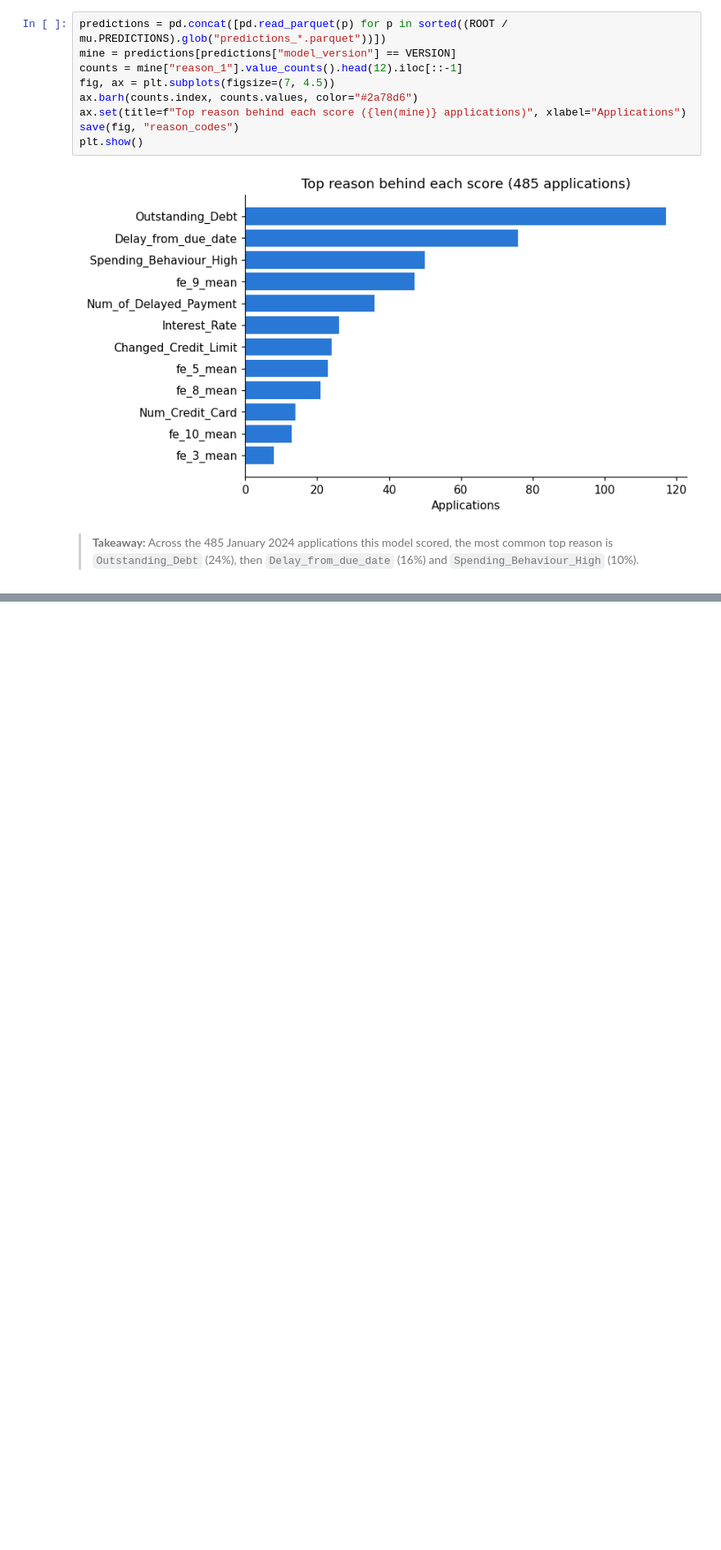
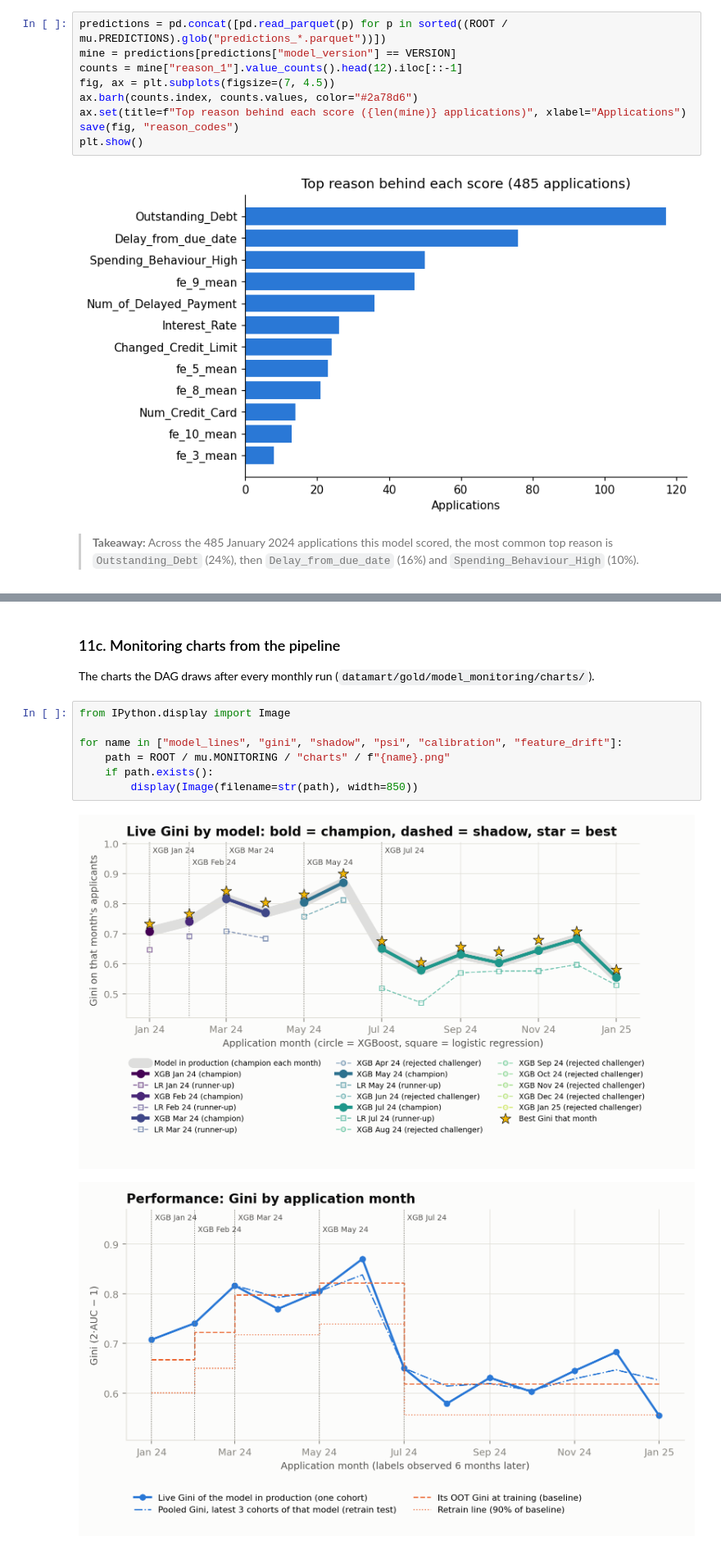
Before and after one commit to btkh95/MITB_MLE_A2, a Jupyter notebook: notebooks/model_exploration.ipynb, the cells around one changed output, grey strips where cells are left out. Shown at 82% size. Saved outputs shown, nothing was run; the diff lists cells and outputs as text; blank space fills up the shorter version.

```diff
--- a/notebooks/model_exploration.ipynb
+++ b/notebooks/model_exploration.ipynb
@@ -620,0 +727,13 @@ plt.show()
+# %% [markdown]
+### 11c. Monitoring charts from the pipeline
+The charts the DAG draws after every monthly run (`datamart/gold/model_monitoring/charts/`).
+# %%
+from IPython.display import Image
+
+for name in ["model_lines", "gini", "shadow", "psi", "calibration", "feature_drift"]:
+    path = ROOT / mu.MONITORING / "charts" / f"{name}.png"
+    if path.exists():
+        display(Image(filename=str(path), width=850))
+# %% [output]
+[figure, added]
+[figure, added]
```
Also changed, not shown: parts of 12 cells of this notebook.
